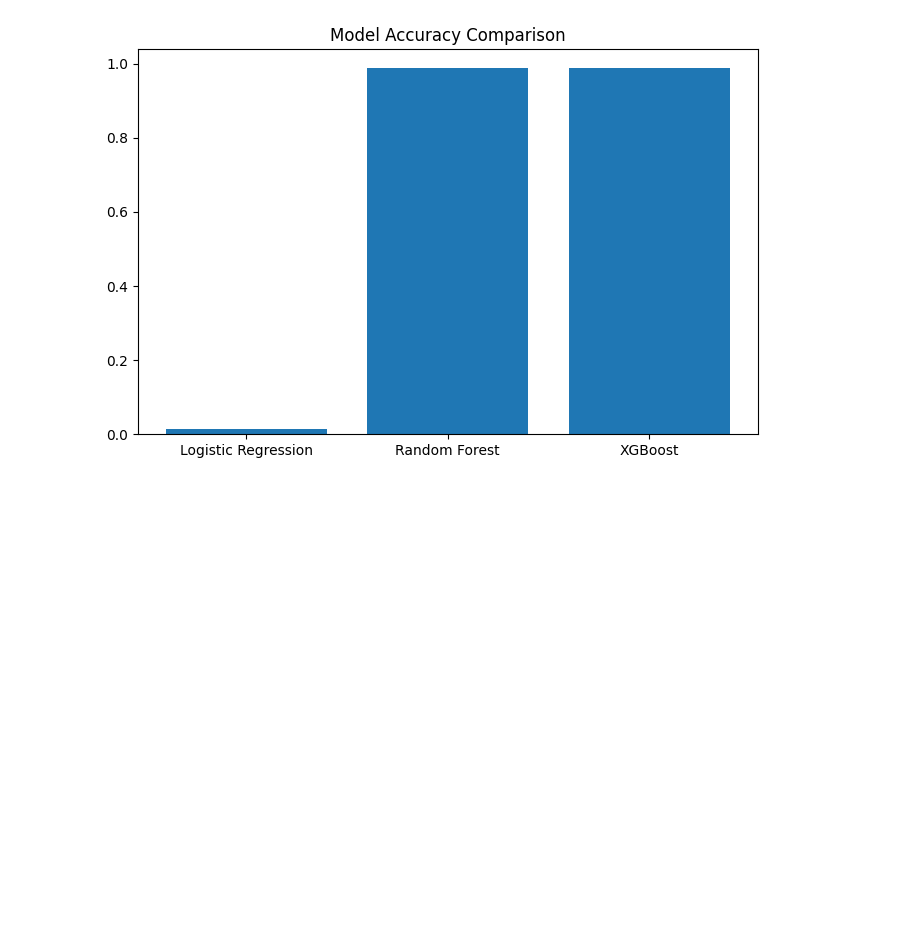
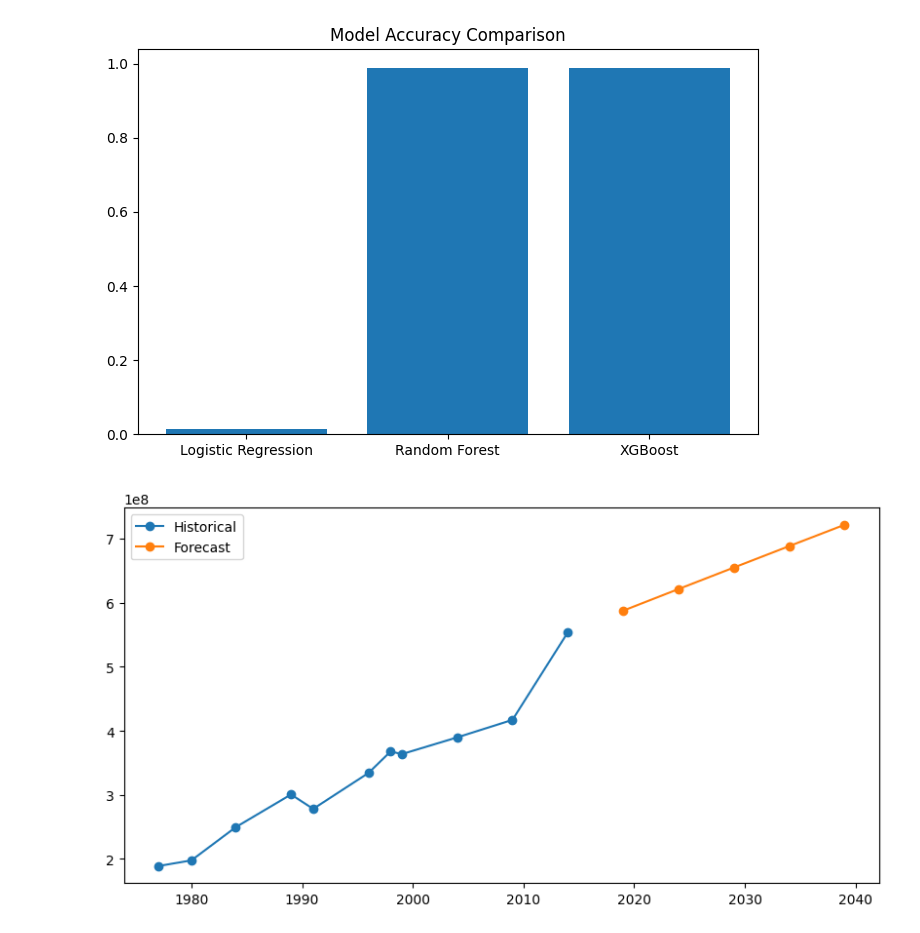
Before and after one commit to DRPatel75/Predictive-Modeling-and-Forecasting-for-Election-Outcomes, a Jupyter notebook: notebooks/election_prediciton.ipynb, the cells around one changed output. Saved outputs shown, nothing was run; the diff lists cells and outputs as text; code cells hidden in the pictures; blank space fills up the shorter version.

Commit message:
ARIMA forecast graph

```diff
--- a/notebooks/election_prediciton.ipynb
+++ b/notebooks/election_prediciton.ipynb
@@ -640,3 +640,26 @@ plt.title("Model Accuracy Comparison")
 plt.show()
 # %% [output]
 [figure]
+# %%
+future_years = [2019,2024,2029,2034,2039]
+
+plt.figure(figsize=(10,5))
+
+plt.plot(
+    yearly_votes.index,
+    yearly_votes.values,
+    marker='o',
+    label='Historical'
+)
+
+plt.plot(
+    future_years,
+    forecast,
+    marker='o',
+    label='Forecast'
+)
+
+plt.legend()
+plt.show()
+# %% [output]
+[figure, added]
```
